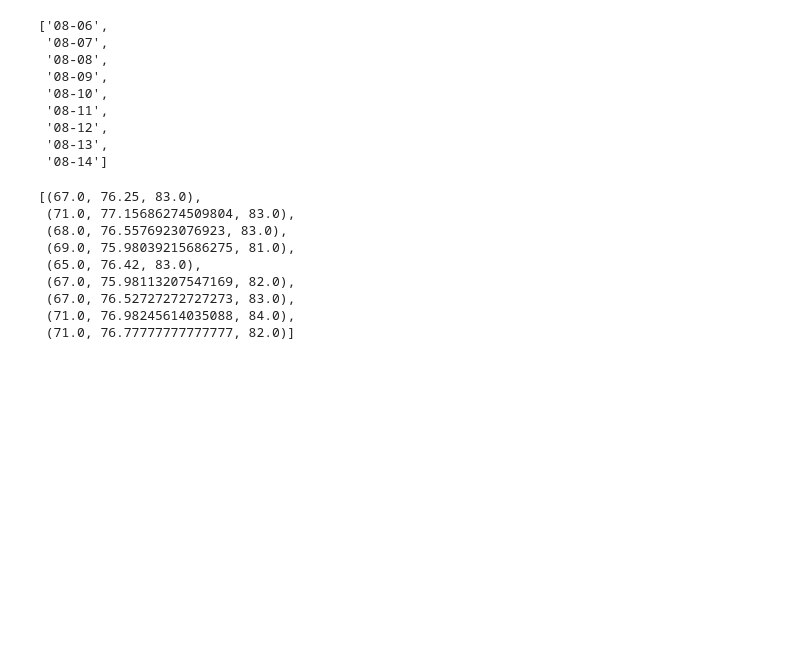
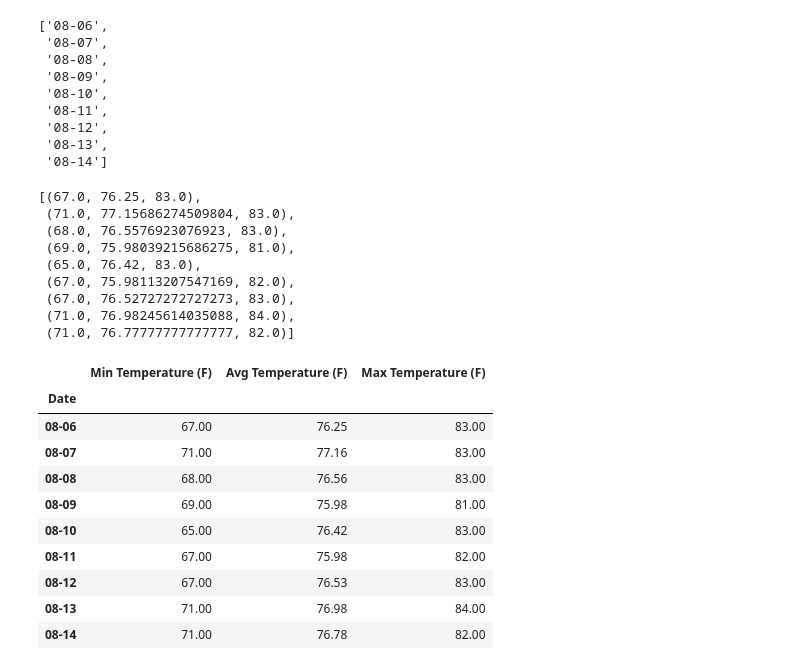
Before and after one commit to uldom/SQLAlchemy_Challenge, a Jupyter notebook: climate_starter.ipynb, the cells around one changed output. Drawn from its saved outputs; the diff is of its cells as text; code cells hidden in the pictures; blank space fills up the shorter version.

Commit message:
Daily normals dataframe

```diff
--- a/climate_starter.ipynb
+++ b/climate_starter.ipynb
@@ -405,5 +405,21 @@ normals
  (71.0, 76.77777777777777, 82.0)]
 # %%
 # Load the previous query results into a Pandas DataFrame and add the `trip_dates` range as the `date` index
+
+daily_normals_df = pd.DataFrame(normals, columns =['Min Temperature (F)', 'Avg Temperature (F)', 'Max Temperature (F)'])
+daily_normals_df["Date"] = range_dates
+daily_normals_df.set_index("Date")
+# %% [output]
+|  | Min Temperature (F) | Avg Temperature (F) | Max Temperature (F) |
+| Date |  |  |  |
+| 08-06 | 67.00 | 76.25 | 83.00 |
+| 08-07 | 71.00 | 77.16 | 83.00 |
+| 08-08 | 68.00 | 76.56 | 83.00 |
+| 08-09 | 69.00 | 75.98 | 81.00 |
+| 08-10 | 65.00 | 76.42 | 83.00 |
+| 08-11 | 67.00 | 75.98 | 82.00 |
+| 08-12 | 67.00 | 76.53 | 83.00 |
+| 08-13 | 71.00 | 76.98 | 84.00 |
+| 08-14 | 71.00 | 76.78 | 82.00 |
 # %%
 # Plot the daily normals as an area plot with `stacked=False`
```
